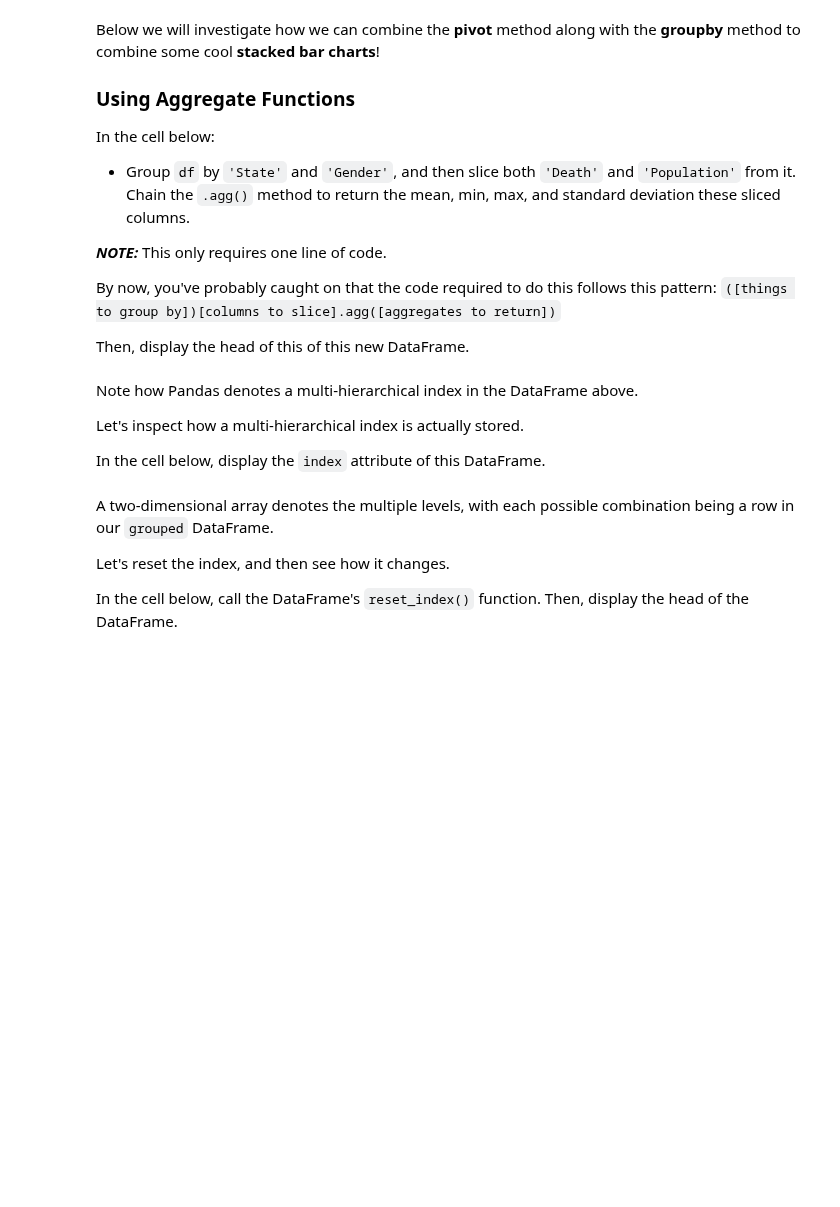
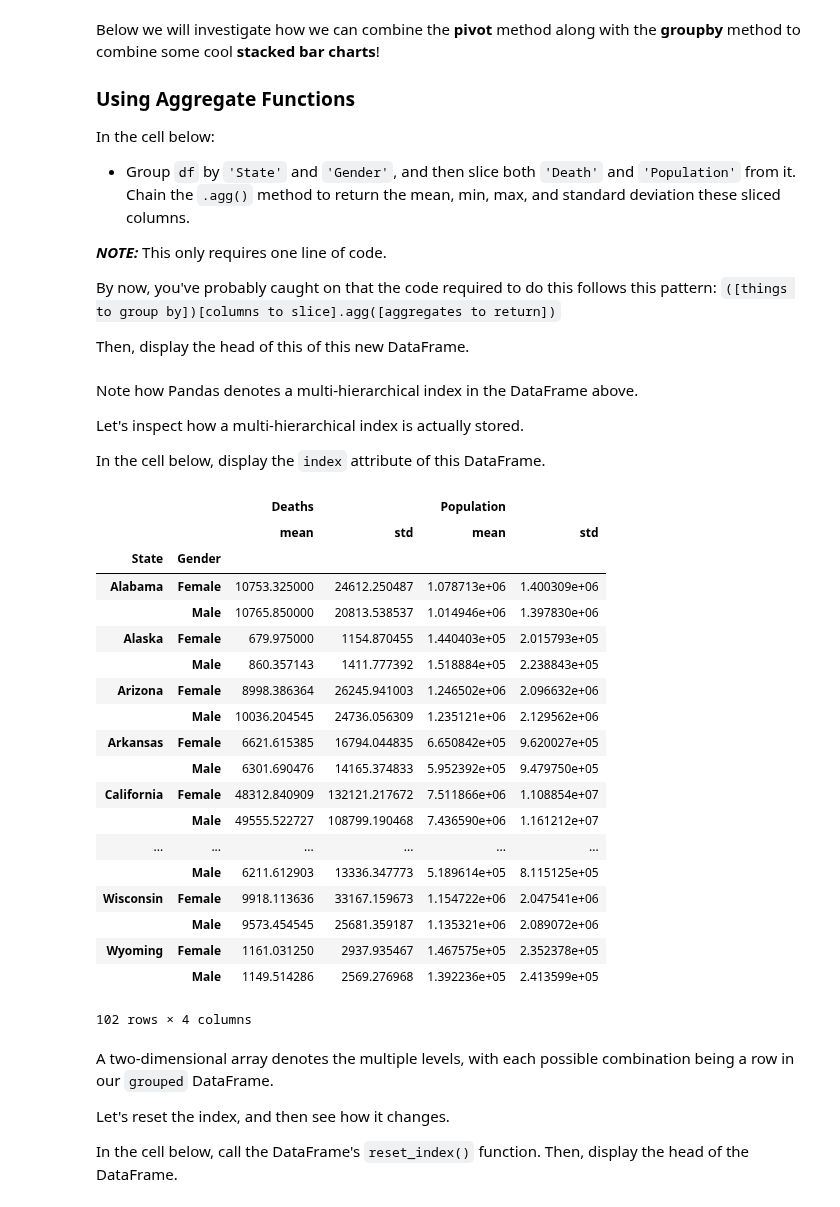
Before and after one commit to elenasm7/dsc-1-04-09-pivot-tables-with-pandas-lab-nyc-ds-career-012819, a Jupyter notebook: index.ipynb, the cells around one changed output. Cells and saved outputs as stored; diff of their text form; code cells hidden in the pictures; blank space fills up the shorter version.

```diff
--- a/index.ipynb
+++ b/index.ipynb
@@ -283,6 +283,29 @@ Note how Pandas denotes a multi-hierarchical index in the DataFrame above.
 Let's inspect how a multi-hierarchical index is actually stored.
 
 In the cell below, display the `index` attribute of this DataFrame.
+# %%
+grouped
+# %% [output]
+|  |  | Deaths |  | Population |  |
+|  |  | mean | std | mean | std |
+| State | Gender |  |  |  |  |
+| Alabama | Female | 10753.325000 | 24612.250487 | 1.078713e+06 | 1.400309e+06 |
+|  | Male | 10765.850000 | 20813.538537 | 1.014946e+06 | 1.397830e+06 |
+| Alaska | Female | 679.975000 | 1154.870455 | 1.440403e+05 | 2.015793e+05 |
+|  | Male | 860.357143 | 1411.777392 | 1.518884e+05 | 2.238843e+05 |
+| Arizona | Female | 8998.386364 | 26245.941003 | 1.246502e+06 | 2.096632e+06 |
+|  | Male | 10036.204545 | 24736.056309 | 1.235121e+06 | 2.129562e+06 |
+| Arkansas | Female | 6621.615385 | 16794.044835 | 6.650842e+05 | 9.620027e+05 |
+|  | Male | 6301.690476 | 14165.374833 | 5.952392e+05 | 9.479750e+05 |
+| California | Female | 48312.840909 | 132121.217672 | 7.511866e+06 | 1.108854e+07 |
+|  | Male | 49555.522727 | 108799.190468 | 7.436590e+06 | 1.161212e+07 |
+| ... | ... | ... | ... | ... | ... |
+|  | Male | 6211.612903 | 13336.347773 | 5.189614e+05 | 8.115125e+05 |
+| Wisconsin | Female | 9918.113636 | 33167.159673 | 1.154722e+06 | 2.047541e+06 |
+|  | Male | 9573.454545 | 25681.359187 | 1.135321e+06 | 2.089072e+06 |
+| Wyoming | Female | 1161.031250 | 2937.935467 | 1.467575e+05 | 2.352378e+05 |
+|  | Male | 1149.514286 | 2569.276968 | 1.392236e+05 | 2.413599e+05 |
+102 rows × 4 columns
 # %% [markdown]
 A two-dimensional array denotes the multiple levels, with each possible combination being a row in our `grouped` DataFrame.
 
```
